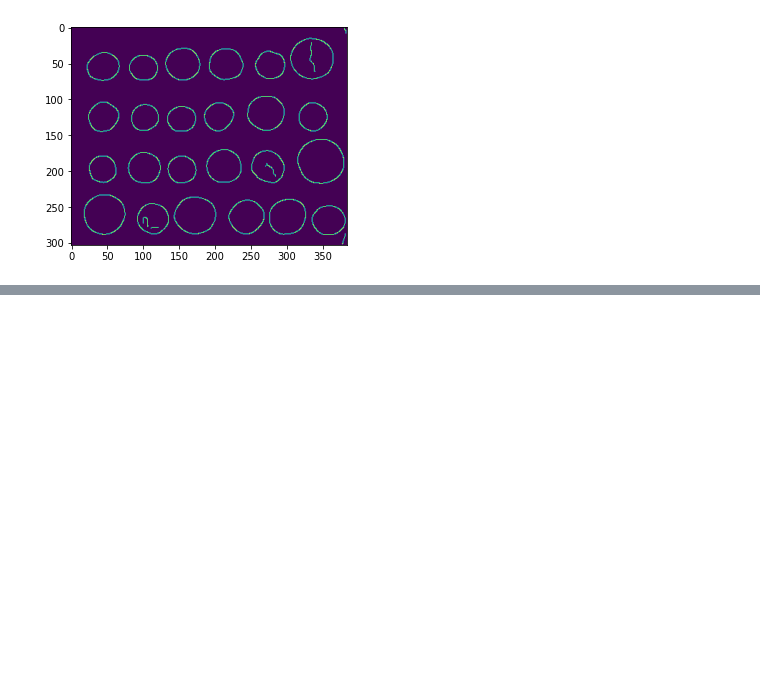
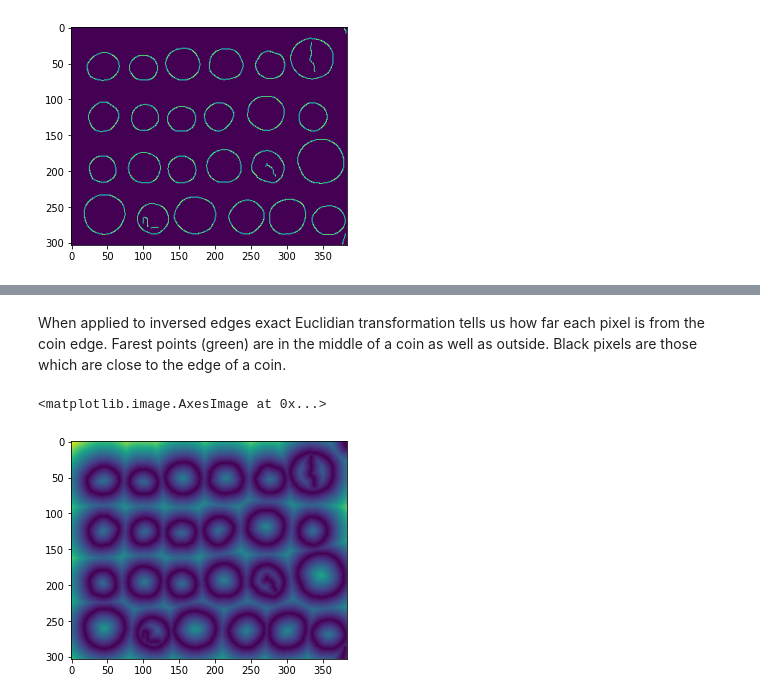
Before and after one commit to MarkFerenci/tumors-segmentation, a Jupyter notebook: Coins.ipynb, the cells around one changed output, grey strips where cells are left out. Cells and saved outputs as stored; diff of their text form; code cells hidden in the pictures; blank space fills up the shorter version.

Commit message:
Perform exact Euclidian distance transformation

```diff
--- a/Coins.ipynb
+++ b/Coins.ipynb
@@ -58,0 +85,10 @@ plt.imshow(edges)
+# %% [markdown]
+When applied to inversed edges exact Euclidian transformation tells us how far each pixel is from the coin edge. Farest points (green) are in the middle of a coin as well as outside. Black pixels are those which are close to the edge of a coin.
+# %%
+from scipy.ndimage import distance_transform_edt
+
+dt = distance_transform_edt(~edges)
+plt.imshow(dt)
+# %% [output]
+<matplotlib.image.AxesImage at 0x...>
+[figure, added]
```
Also changed, not shown: parts of 7 cells of this notebook.
